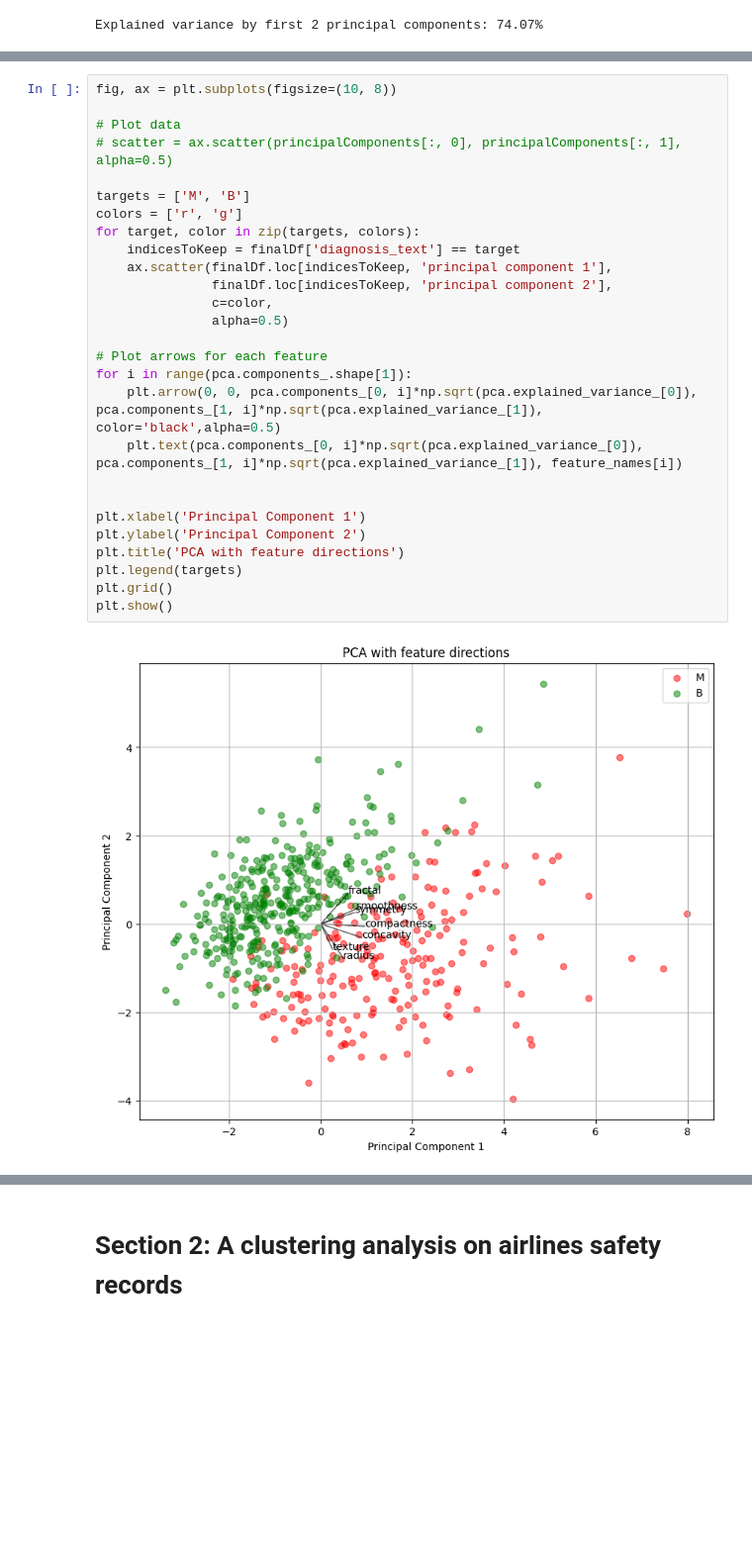
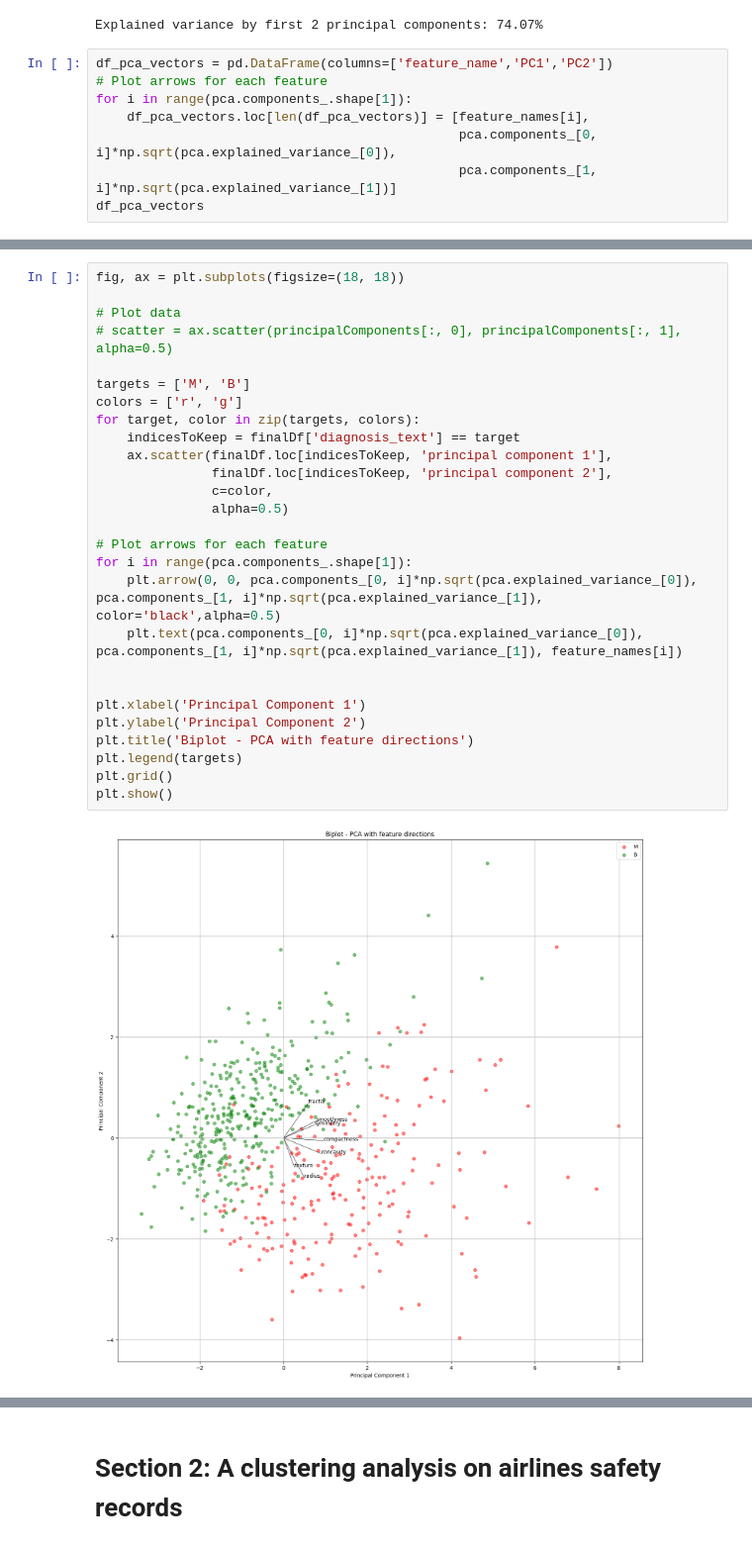
Before and after one commit to julietgrantham/CITS5508, a Jupyter notebook: Assignment 3/assignment3.ipynb, the cells around one changed output, grey strips where cells are left out. Shown at 99% size. Cells and saved outputs as stored; diff of their text form; blank space fills up the shorter version.

```diff
--- a/Assignment 3/assignment3.ipynb
+++ b/Assignment 3/assignment3.ipynb
@@ -577,3 +576,11 @@ finalDf = pd.concat([principalDf, df_breast[['diagnosis_text']]], axis=1)
 print('Explained variance by first 2 principal components: {:.2%}'.format(sum(pca.explained_variance_ratio_)))
 # %% [output]
 Explained variance by first 2 principal components: 74.07%
+# %%
+df_pca_vectors = pd.DataFrame(columns=['feature_name','PC1','PC2'])
+# Plot arrows for each feature
+for i in range(pca.components_.shape[1]):
+    df_pca_vectors.loc[len(df_pca_vectors)] = [feature_names[i],
+                                               pca.components_[0, i]*np.sqrt(pca.explained_variance_[0]),
+                                               pca.components_[1, i]*np.sqrt(pca.explained_variance_[1])]
+df_pca_vectors
@@ -580,29 +598,29 @@ Explained variance by first 2 principal components: 74.07%
 # %%
-fig, ax = plt.subplots(figsize=(10, 8))
+fig, ax = plt.subplots(figsize=(18, 18))
 
 # Plot data
 # scatter = ax.scatter(principalComponents[:, 0], principalComponents[:, 1], alpha=0.5)
 
 targets = ['M', 'B']
 colors = ['r', 'g']
 for target, color in zip(targets, colors):
     indicesToKeep = finalDf['diagnosis_text'] == target
     ax.scatter(finalDf.loc[indicesToKeep, 'principal component 1'],
                finalDf.loc[indicesToKeep, 'principal component 2'],
                c=color,
                alpha=0.5)
 
 # Plot arrows for each feature
 for i in range(pca.components_.shape[1]):
     plt.arrow(0, 0, pca.components_[0, i]*np.sqrt(pca.explained_variance_[0]), pca.components_[1, i]*np.sqrt(pca.explained_variance_[1]), color='black',alpha=0.5)
     plt.text(pca.components_[0, i]*np.sqrt(pca.explained_variance_[0]), pca.components_[1, i]*np.sqrt(pca.explained_variance_[1]), feature_names[i])
 
 
 plt.xlabel('Principal Component 1')
 plt.ylabel('Principal Component 2')
-plt.title('PCA with feature directions')
+plt.title('Biplot - PCA with feature directions')
 plt.legend(targets)
 plt.grid()
 plt.show()
 # %% [output]
-[figure, old version]
+[figure, new version]
```
Also changed, not shown: parts of 84 cells of this notebook.
